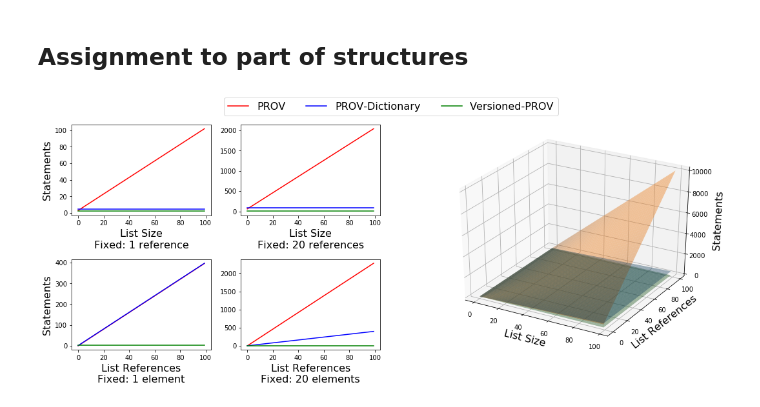
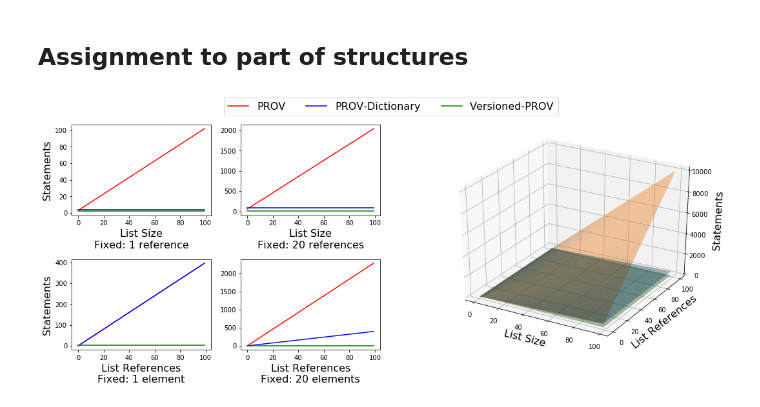
Before and after one commit to dew-uff/versioned-prov, a Jupyter notebook: notebooks/Comparison.ipynb, the cells around one changed output. Drawn from its saved outputs; the diff is of its cells as text; code cells hidden in the pictures.

```diff
--- a/notebooks/Comparison.ipynb
+++ b/notebooks/Comparison.ipynb
@@ -145,7 +145,7 @@ prov_nodes = R + N*0
 dic_nodes = R + N*0
 ver_nodes = N*0
 prov_edges = R * N + 2 * R
-dic_edges = 3 * R + 1 + N*0
+dic_edges = 3 * R + N*0
 ver_edges = 2 + R*0 + N*0
 colors = "r", "b", "g"
 nodes = prov_nodes, dic_nodes, ver_nodes
@@ -250,31 +250,31 @@ ax13.axis('off')
 
 
 
 dic = lambdify((N, R), dic_nodes + dic_edges, 'numpy')
 prov = lambdify((N, R), prov_nodes + prov_edges, 'numpy')
 ver = lambdify((N, R), ver_nodes + ver_edges, 'numpy')
 
 
 _r, _n = np.meshgrid(np.arange(0, 100, 1), n)
 ax3 = f.add_subplot(122, projection='3d')
 ax3.plot_surface(_r, _n, dic(_n, _r), alpha=0.4)
 ax3.plot_surface(_r, _n, prov(_n, _r), alpha=0.4)
 ax3.plot_surface(_r, _n, ver(_n, _r), alpha=0.4)
 ax3.set_xlabel("List Size", fontsize=16)
 ax3.set_ylabel("List References", fontsize=16)
 ax3.set_zlabel("\nStatements", fontsize=16)
 
 
 lgd = ax01.legend(
     loc='center', ncol=6 if SPLIT else 3,
     bbox_to_anchor=(1.08, 1.2), fontsize=16)
 
 
 f.set_size_inches(15, 6)
 plt.tight_layout()
 plt.savefig("../generated/comparison/part.svg", bbox_extra_artists=(lgd,), bbox_inches='tight')
 plt.savefig("../generated/comparison/part.png", bbox_extra_artists=(lgd,), bbox_inches='tight')
 plt.savefig("../generated/comparison/part.pdf", bbox_extra_artists=(lgd,), bbox_inches='tight')
 plt.show()
 # %% [output]
-[figure, old version]
+[figure, new version]
```
Also changed, not shown: 11 other files.
